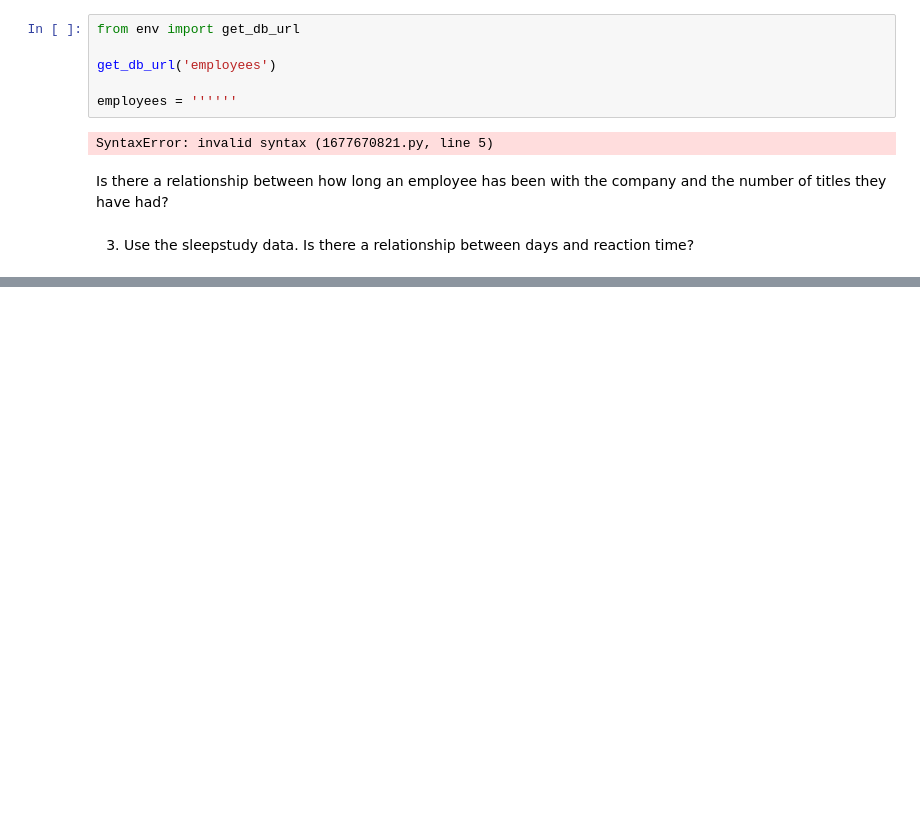
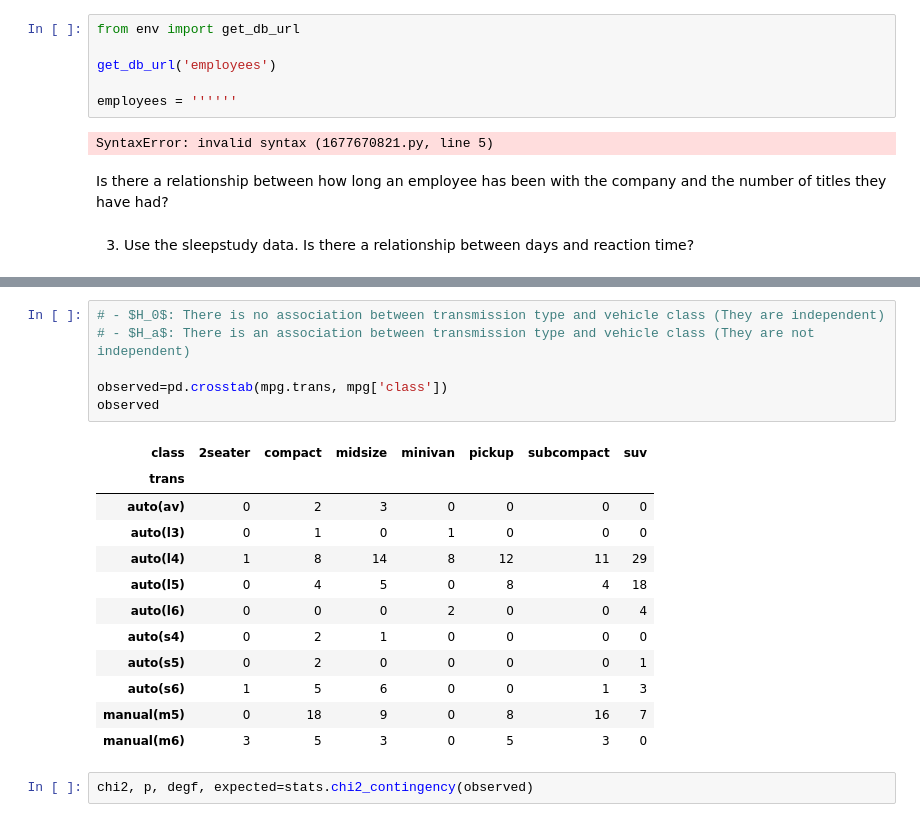
Before and after one commit to joe-bennett/statistics-exercises, a Jupyter notebook: hypothesis_testing.ipynb, the cells around one changed output, grey strips where cells are left out. Saved outputs shown, nothing was run; the diff lists cells and outputs as text; blank space fills up the shorter version.

```diff
--- a/hypothesis_testing.ipynb
+++ b/hypothesis_testing.ipynb
@@ -185,0 +272,21 @@ Is there a relationship between how long an employee has been with the company a
+# %%
+# - $H_0$: There is no association between transmission type and vehicle class (They are independent)
+# - $H_a$: There is an association between transmission type and vehicle class (They are not independent)
+
+observed=pd.crosstab(mpg.trans, mpg['class'])
+observed
+# %% [output]
+| class | 2seater | compact | midsize | minivan | pickup | subcompact | suv |
+| trans |  |  |  |  |  |  |  |
+| auto(av) | 0 | 2 | 3 | 0 | 0 | 0 | 0 |
+| auto(l3) | 0 | 1 | 0 | 1 | 0 | 0 | 0 |
+| auto(l4) | 1 | 8 | 14 | 8 | 12 | 11 | 29 |
+| auto(l5) | 0 | 4 | 5 | 0 | 8 | 4 | 18 |
+| auto(l6) | 0 | 0 | 0 | 2 | 0 | 0 | 4 |
+| auto(s4) | 0 | 2 | 1 | 0 | 0 | 0 | 0 |
+| auto(s5) | 0 | 2 | 0 | 0 | 0 | 0 | 1 |
+| auto(s6) | 1 | 5 | 6 | 0 | 0 | 1 | 3 |
+| manual(m5) | 0 | 18 | 9 | 0 | 8 | 16 | 7 |
+| manual(m6) | 3 | 5 | 3 | 0 | 5 | 3 | 0 |
+# %%
+chi2, p, degf, expected=stats.chi2_contingency(observed)
```
Also changed, not shown: parts of 34 cells of this notebook.
